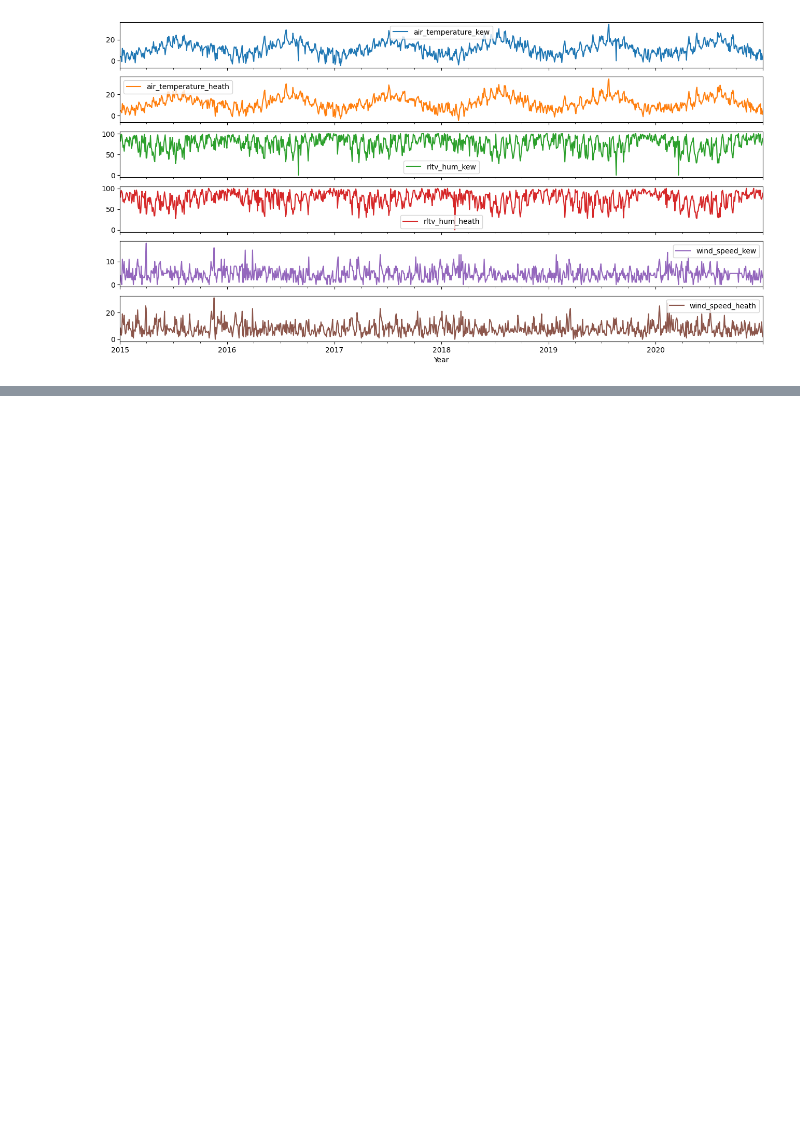
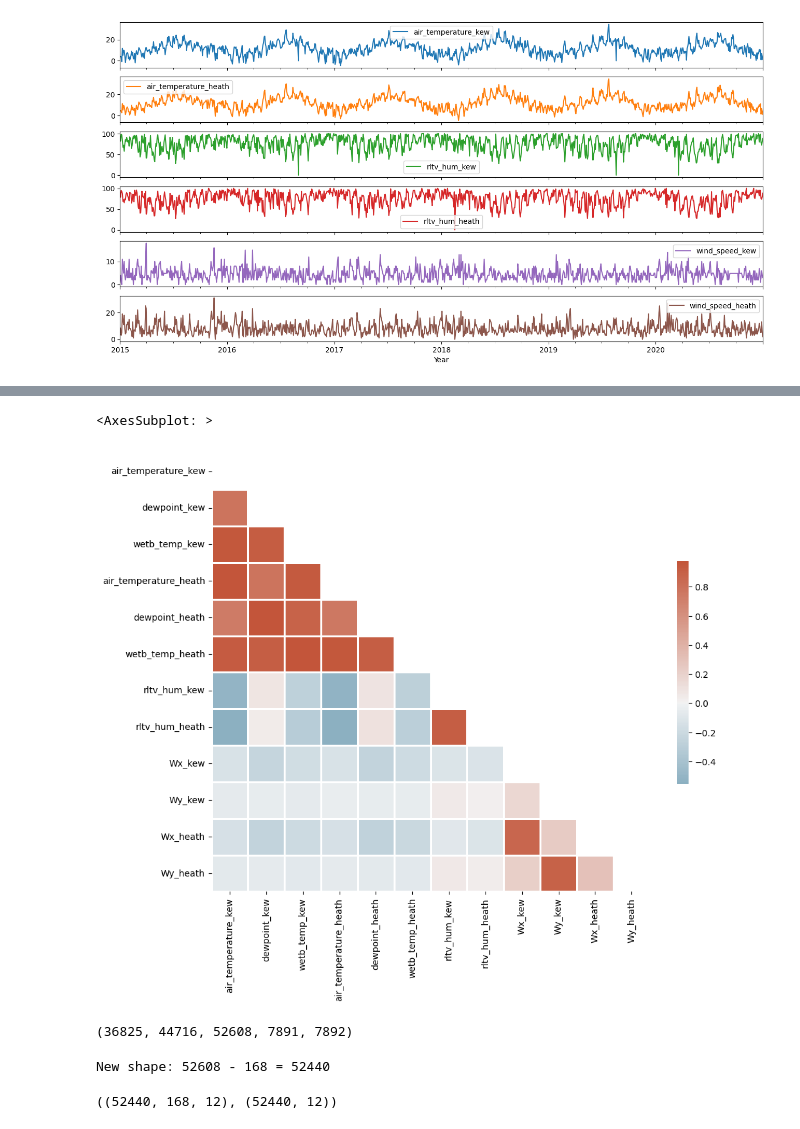
Before and after one commit to gzenkner/weather_prediction_nn, a Jupyter notebook: bi_lstm_3_day.ipynb, the cells around one changed output, grey strips where cells are left out. Drawn from its saved outputs; the diff is of its cells as text; code cells hidden in the pictures; blank space fills up the shorter version.

Commit message:
full

```diff
--- a/bi_lstm_3_day.ipynb
+++ b/bi_lstm_3_day.ipynb
@@ -162,0 +163,39 @@ sns.pairplot(pairplot,
+# %%
+# 5) feature engineering
+wv_kew = df.pop('wind_speed_kew')
+wd_rad_kew = df.pop('wind_direction_kew') * np.pi / 180
+df['Wx_kew'] = wv_kew*np.cos(wd_rad_kew)
+df['Wy_kew'] = wv_kew*np.sin(wd_rad_kew)
+
+wv_heath = df.pop('wind_speed_heath')
+wd_rad_heath = df.pop('wind_direction_heath') * np.pi / 180
+df['Wx_heath'] = wv_heath*np.cos(wd_rad_heath)
+df['Wy_heath'] = wv_heath*np.sin(wd_rad_heath)
+
+timestamp_s = df.index.map(pd.Timestamp.timestamp)
+day = 24*60*60
+year = (365.2425)*day
+
+df['day_sin'] = np.sin(timestamp_s * (2 * np.pi / day))
+df['day_cos'] = np.cos(timestamp_s * (2 * np.pi / day))
+df['year_sin'] = np.sin(timestamp_s * (2 * np.pi / year))
+df['year_cos'] = np.cos(timestamp_s * (2 * np.pi / year))
+# %%
+# 6 Select specific features
+
+columns = ['air_temperature_kew', 'dewpoint_kew', 'wetb_temp_kew', 'air_temperature_heath', 'dewpoint_heath', 'wetb_temp_heath', 'rltv_hum_kew', 'rltv_hum_heath', 'Wx_kew', 'Wy_kew', 'Wx_heath', 'Wy_heath']
+#columns = ['air_temperature_kew', 'dewpoint_kew', 'wetb_temp_kew', 'air_temperature_heath', 'dewpoint_heath', 'wetb_temp_heath']
+#columns = ['air_temperature_kew', 'dewpoint_kew', 'wetb_temp_kew']
+
+df = df[columns]
+
+corr = df.corr()
+mask = np.triu(np.ones_like(corr, dtype=bool))
+f, ax = plt.subplots(figsize=(11, 9))
+cmap = sns.diverging_palette(230, 20, as_cmap=True)
+#sns.set(font_scale=1.8)
+#, annot_kws={'size': 20}
+sns.heatmap(corr, mask=mask, cmap=cmap, square=True, center=0, linewidths=.9, cbar_kws={"shrink": .5})
+# %% [output]
+<AxesSubplot: >
+[figure, added]
@@ -162,0 +207,11 @@ sns.pairplot(pairplot,
+# %%
+# 8 Define train, val and test ratios
+
+n = len(df)
+train = int(n*0.7)
+val = int(n*0.85)
+test = len(df)
+
+train, val, test, val-train, test-val
+# %% [output]
+(36825, 44716, 52608, 7891, 7892)
@@ -162,0 +227,29 @@ sns.pairplot(pairplot,
+# %%
+# 10 Window Generator (deducts window_size from full dataset from the beginning e.g. 52608-24 = 52584)
+
+WINDOW_SIZE = int(24 / resample * 7)
+
+
+def df_to_X_y(df, window_size=WINDOW_SIZE):
+  df_as_np = df.to_numpy()
+  X = []
+  y = []
+  for i in range(len(df_as_np)-window_size):
+    row = [r for r in df_as_np[i:i+window_size]]
+    X.append(row)
+
+    label = [r for r in df_as_np[i+window_size]]
+    y.append(label)
+  return np.array(X), np.array(y)
+
+
+print('New shape:', n, '-', WINDOW_SIZE, '=', n-WINDOW_SIZE)
+# %% [output]
+New shape: 52608 - 168 = 52440
+# %%
+# 11 Apply window generator (deducts window_size from full dataset from the end e.g. 52608-24 = 52584)
+# y is offset by the window size
+X, y = df_to_X_y(df_scaled)
+X.shape, y.shape
+# %% [output]
+((52440, 168, 12), (52440, 12))
```
Also changed, not shown: parts of 25 cells of this notebook.
